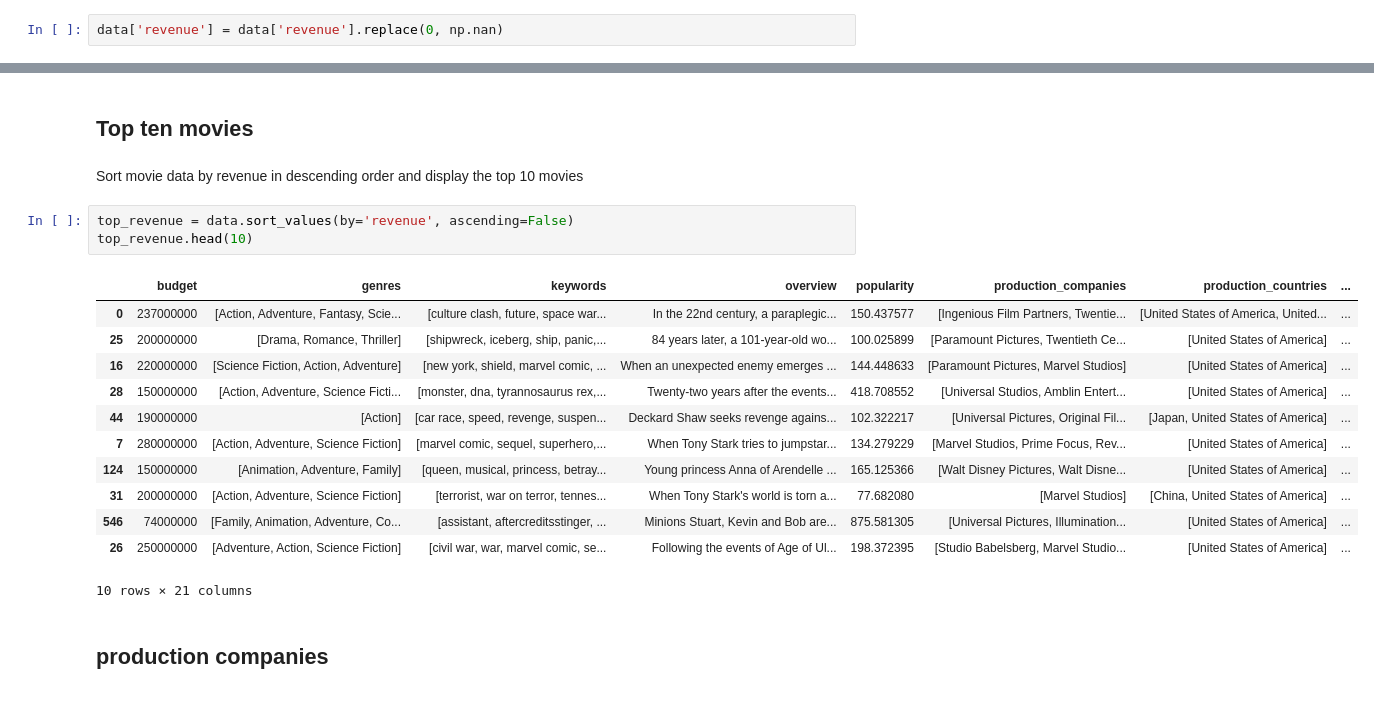
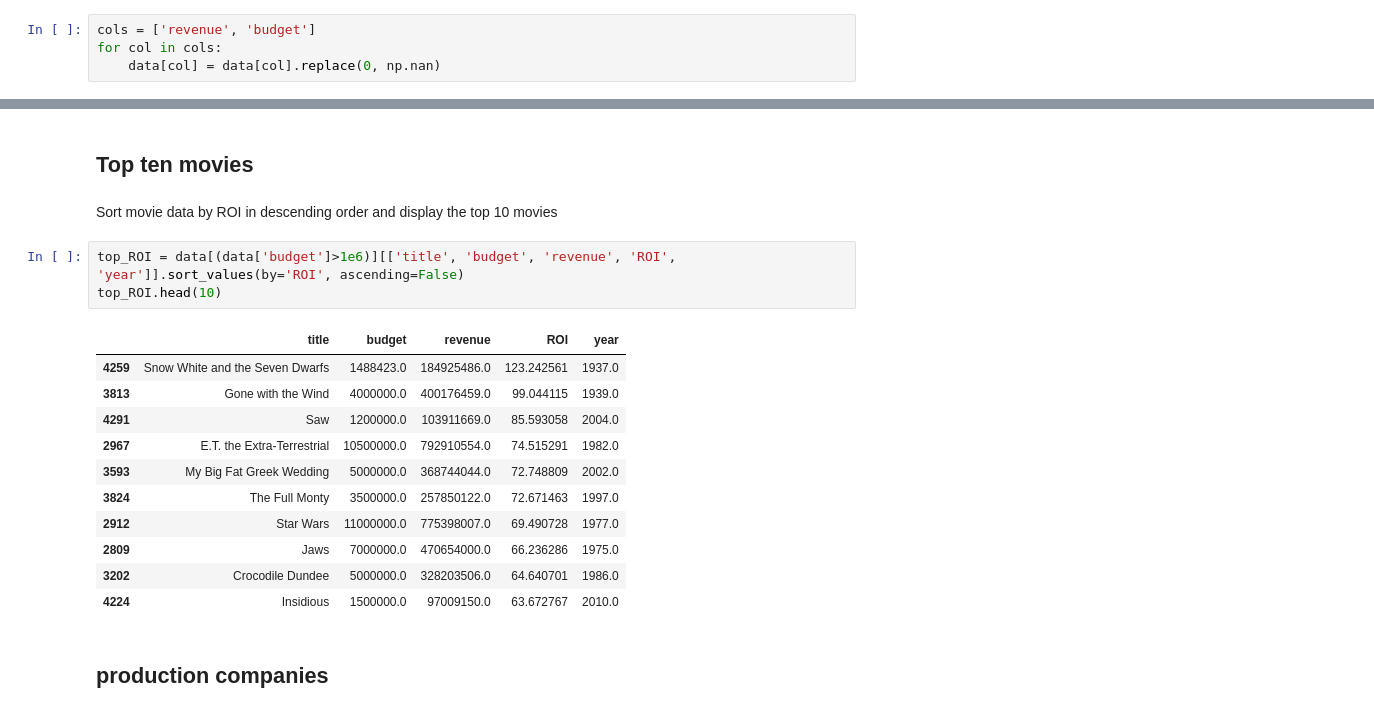
Before and after one commit to leyaof/movie-analysis, a Jupyter notebook: movie-analysis.ipynb, the cells around one changed output, grey strips where cells are left out. Drawn from its saved outputs; the diff is of its cells as text.

```diff
--- a/movie-analysis.ipynb
+++ b/movie-analysis.ipynb
@@ -154,5 +159,7 @@ The value of 0 is a placeholder for unreported revenue, thus I will change the 0
 # %%
-data['revenue'] = data['revenue'].replace(0, np.nan)
+cols = ['revenue', 'budget']
+for col in cols:
+    data[col] = data[col].replace(0, np.nan)
 # %% [markdown]
 ## New features
 # %% [markdown]
@@ -208,23 +215,22 @@ sns.distplot(data.runtime)
 # %% [markdown]
 ## Top ten movies
 # %% [markdown]
-Sort movie data by revenue in descending order and display the top 10 movies
+Sort movie data by ROI in descending order and display the top 10 movies
 # %%
-top_revenue = data.sort_values(by='revenue', ascending=False)
-top_revenue.head(10)
+top_ROI = data[(data['budget']>1e6)][['title', 'budget', 'revenue', 'ROI', 'year']].sort_values(by='ROI', ascending=False)
+top_ROI.head(10)
 # %% [output]
-|  | budget | genres | keywords | overview | popularity | production_companies | production_countries | ... |
-| 0 | 237000000 | [Action, Adventure, Fantasy, Scie... | [culture clash, future, space war... | In the 22nd century, a paraplegic... | 150.437577 | [Ingenious Film Partners, Twentie... | [United States of America, United... | ... |
-| 25 | 200000000 | [Drama, Romance, Thriller] | [shipwreck, iceberg, ship, panic,... | 84 years later, a 101-year-old wo... | 100.025899 | [Paramount Pictures, Twentieth Ce... | [United States of America] | ... |
-| 16 | 220000000 | [Science Fiction, Action, Adventure] | [new york, shield, marvel comic, ... | When an unexpected enemy emerges ... | 144.448633 | [Paramount Pictures, Marvel Studios] | [United States of America] | ... |
-| 28 | 150000000 | [Action, Adventure, Science Ficti... | [monster, dna, tyrannosaurus rex,... | Twenty-two years after the events... | 418.708552 | [Universal Studios, Amblin Entert... | [United States of America] | ... |
-| 44 | 190000000 | [Action] | [car race, speed, revenge, suspen... | Deckard Shaw seeks revenge agains... | 102.322217 | [Universal Pictures, Original Fil... | [Japan, United States of America] | ... |
-| 7 | 280000000 | [Action, Adventure, Science Fiction] | [marvel comic, sequel, superhero,... | When Tony Stark tries to jumpstar... | 134.279229 | [Marvel Studios, Prime Focus, Rev... | [United States of America] | ... |
-| 124 | 150000000 | [Animation, Adventure, Family] | [queen, musical, princess, betray... | Young princess Anna of Arendelle ... | 165.125366 | [Walt Disney Pictures, Walt Disne... | [United States of America] | ... |
-| 31 | 200000000 | [Action, Adventure, Science Fiction] | [terrorist, war on terror, tennes... | When Tony Stark's world is torn a... | 77.682080 | [Marvel Studios] | [China, United States of America] | ... |
-| 546 | 74000000 | [Family, Animation, Adventure, Co... | [assistant, aftercreditsstinger, ... | Minions Stuart, Kevin and Bob are... | 875.581305 | [Universal Pictures, Illumination... | [United States of America] | ... |
-| 26 | 250000000 | [Adventure, Action, Science Fiction] | [civil war, war, marvel comic, se... | Following the events of Age of Ul... | 198.372395 | [Studio Babelsberg, Marvel Studio... | [United States of America] | ... |
+|  | title | budget | revenue | ROI | year |
+| 4259 | Snow White and the Seven Dwarfs | 1488423.0 | 184925486.0 | 123.242561 | 1937.0 |
+| 3813 | Gone with the Wind | 4000000.0 | 400176459.0 | 99.044115 | 1939.0 |
+| 4291 | Saw | 1200000.0 | 103911669.0 | 85.593058 | 2004.0 |
+| 2967 | E.T. the Extra-Terrestrial | 10500000.0 | 792910554.0 | 74.515291 | 1982.0 |
+| 3593 | My Big Fat Greek Wedding | 5000000.0 | 368744044.0 | 72.748809 | 2002.0 |
+| 3824 | The Full Monty | 3500000.0 | 257850122.0 | 72.671463 | 1997.0 |
+| 2912 | Star Wars | 11000000.0 | 775398007.0 | 69.490728 | 1977.0 |
+| 2809 | Jaws | 7000000.0 | 470654000.0 | 66.236286 | 1975.0 |
+| 3202 | Crocodile Dundee | 5000000.0 | 328203506.0 | 64.640701 | 1986.0 |
+| 4224 | Insidious | 1500000.0 | 97009150.0 | 63.672767 | 2010.0 |
-10 rows × 21 columns
 # %% [markdown]
 ## production companies
 # %%
```
Also changed, not shown: parts of 5 cells of this notebook.
